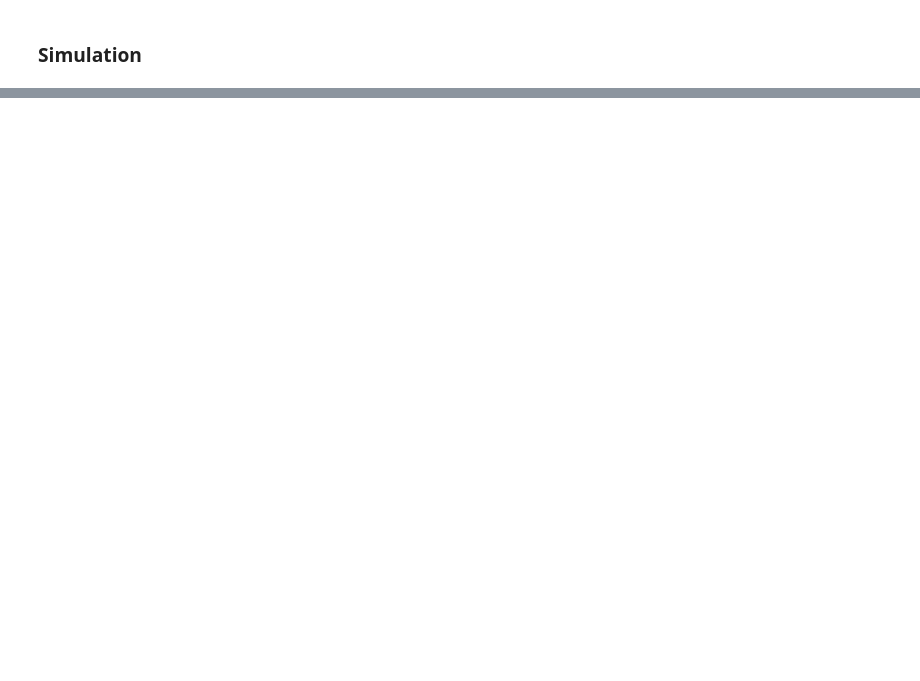
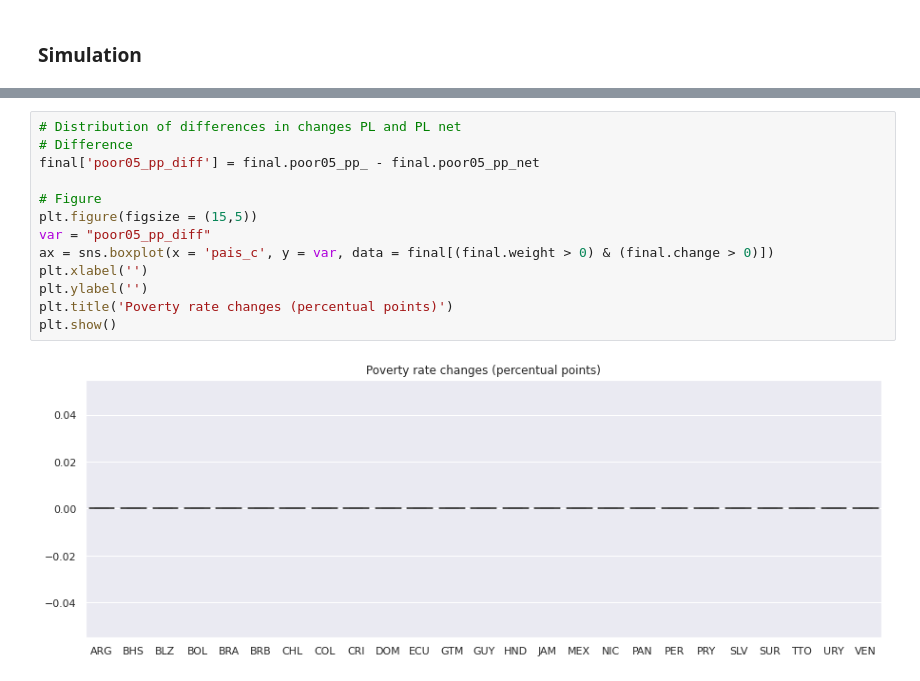
Before and after one commit to EL-BID/analytics_simulation_public_policy_scl, a Jupyter notebook: notebooks/impacto-precios-lp.ipynb, the cells around one changed output, grey strips where cells are left out. Drawn from its saved outputs; the diff is of its cells as text; blank space fills up the shorter version.

```diff
--- a/notebooks/impacto-precios-lp.ipynb
+++ b/notebooks/impacto-precios-lp.ipynb
@@ -205,0 +377,15 @@ plt.show()
+# %%
+# Distribution of differences in changes PL and PL net
+# Difference
+final['poor05_pp_diff'] = final.poor05_pp_ - final.poor05_pp_net
+
+# Figure
+plt.figure(figsize = (15,5))
+var = "poor05_pp_diff"
+ax = sns.boxplot(x = 'pais_c', y = var, data = final[(final.weight > 0) & (final.change > 0)])
+plt.xlabel('')
+plt.ylabel('')
+plt.title('Poverty rate changes (percentual points)')
+plt.show()
+# %% [output]
+[figure, added]
```
Also changed, not shown: parts of 37 cells of this notebook, 3 other files.
